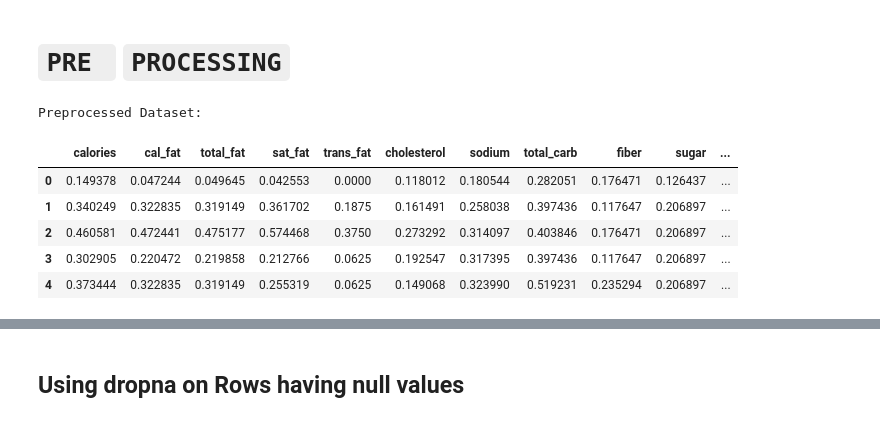
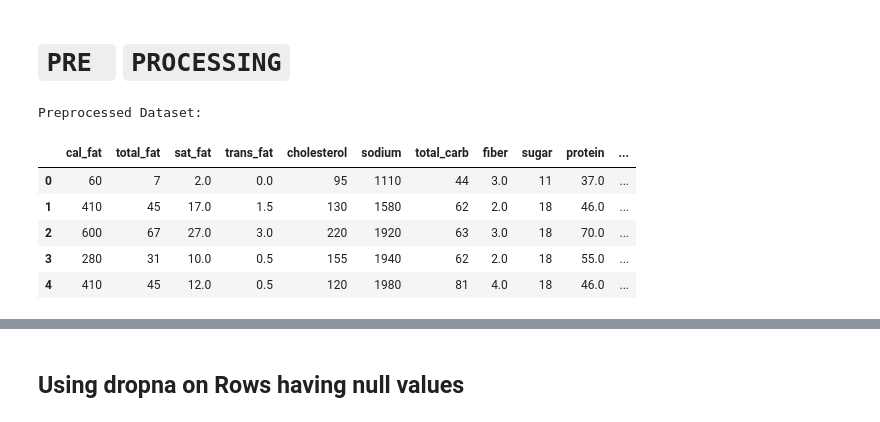
Before and after one commit to delanie-06/Machine-Learning-Project, a Jupyter notebook: MLProject_delanie.ipynb, the cells around one changed output, grey strips where cells are left out. Saved outputs shown, nothing was run; the diff lists cells and outputs as text; code cells hidden in the pictures.

```diff
--- a/MLProject_delanie.ipynb
+++ b/MLProject_delanie.ipynb
@@ -28,5 +40,5 @@ Note: you may need to restart the kernel to use updated packages.
 # %%
-df = pd.read_csv("C:/ml model deployment/fastfood.csv")
+df = pd.read_csv("fastfood.csv")
 df.head()
 # %% [output]
 |  | restaurant | item | calories | cal_fat | total_fat | sat_fat | trans_fat | cholesterol | sodium | ... |
@@ -293,33 +305,41 @@ This code calculates the correlation matrix for numeric columns in the dataset a
 # %% [markdown]
 # **`PRE `** **`PROCESSING`**
 # %%
-
 import pandas as pd
 from sklearn.preprocessing import MinMaxScaler
 import joblib
 
-num_columns = ['calories', 'cal_fat', 'total_fat', 'sat_fat',
+# Assuming df is your original DataFrame with all columns
+num_columns = ['cal_fat', 'total_fat', 'sat_fat',
                'trans_fat', 'cholesterol', 'sodium', 'total_carb',
                'fiber', 'sugar', 'protein', 'vit_a', 'vit_c', 'calcium']
+target_column = 'calories'
 
-df = df[num_columns]
+# Splitting the DataFrame into features and target
+X = df[num_columns]  # Features
+y = df[target_column]  # Target
 
-# Applying MinMaxScaler
+# Applying MinMaxScaler to features only
 scaler = MinMaxScaler()
-df= scaler.fit_transform(df)
-scaler = joblib.dump(scaler,'MinMaxScaler.pkl')
+X_scaled = scaler.fit_transform(X)
+
+# Save the scaler for later use
+joblib.dump(scaler, 'MinMaxScaler.pkl')
+
+# Now you can train your model using X_scaled and y
+
 # Creating a DataFrame from the scaled data
 df= pd.DataFrame(df, columns=num_columns)
 
 # Displaying the preprocessed dataset
 print("\nPreprocessed Dataset:")
 df.head()
 # %% [output]
 Preprocessed Dataset:
-|  | calories | cal_fat | total_fat | sat_fat | trans_fat | cholesterol | sodium | total_carb | fiber | sugar | ... |
-| 0 | 0.149378 | 0.047244 | 0.049645 | 0.042553 | 0.0000 | 0.118012 | 0.180544 | 0.282051 | 0.176471 | 0.126437 | ... |
-| 1 | 0.340249 | 0.322835 | 0.319149 | 0.361702 | 0.1875 | 0.161491 | 0.258038 | 0.397436 | 0.117647 | 0.206897 | ... |
-| 2 | 0.460581 | 0.472441 | 0.475177 | 0.574468 | 0.3750 | 0.273292 | 0.314097 | 0.403846 | 0.176471 | 0.206897 | ... |
-| 3 | 0.302905 | 0.220472 | 0.219858 | 0.212766 | 0.0625 | 0.192547 | 0.317395 | 0.397436 | 0.117647 | 0.206897 | ... |
-| 4 | 0.373444 | 0.322835 | 0.319149 | 0.255319 | 0.0625 | 0.149068 | 0.323990 | 0.519231 | 0.235294 | 0.206897 | ... |
+|  | cal_fat | total_fat | sat_fat | trans_fat | cholesterol | sodium | total_carb | fiber | sugar | protein | ... |
+| 0 | 60 | 7 | 2.0 | 0.0 | 95 | 1110 | 44 | 3.0 | 11 | 37.0 | ... |
+| 1 | 410 | 45 | 17.0 | 1.5 | 130 | 1580 | 62 | 2.0 | 18 | 46.0 | ... |
+| 2 | 600 | 67 | 27.0 | 3.0 | 220 | 1920 | 63 | 3.0 | 18 | 70.0 | ... |
+| 3 | 280 | 31 | 10.0 | 0.5 | 155 | 1940 | 62 | 2.0 | 18 | 55.0 | ... |
+| 4 | 410 | 45 | 12.0 | 0.5 | 120 | 1980 | 81 | 4.0 | 18 | 46.0 | ... |
 # %%
```
Also changed, not shown: parts of 17 cells of this notebook, 4 other files.
